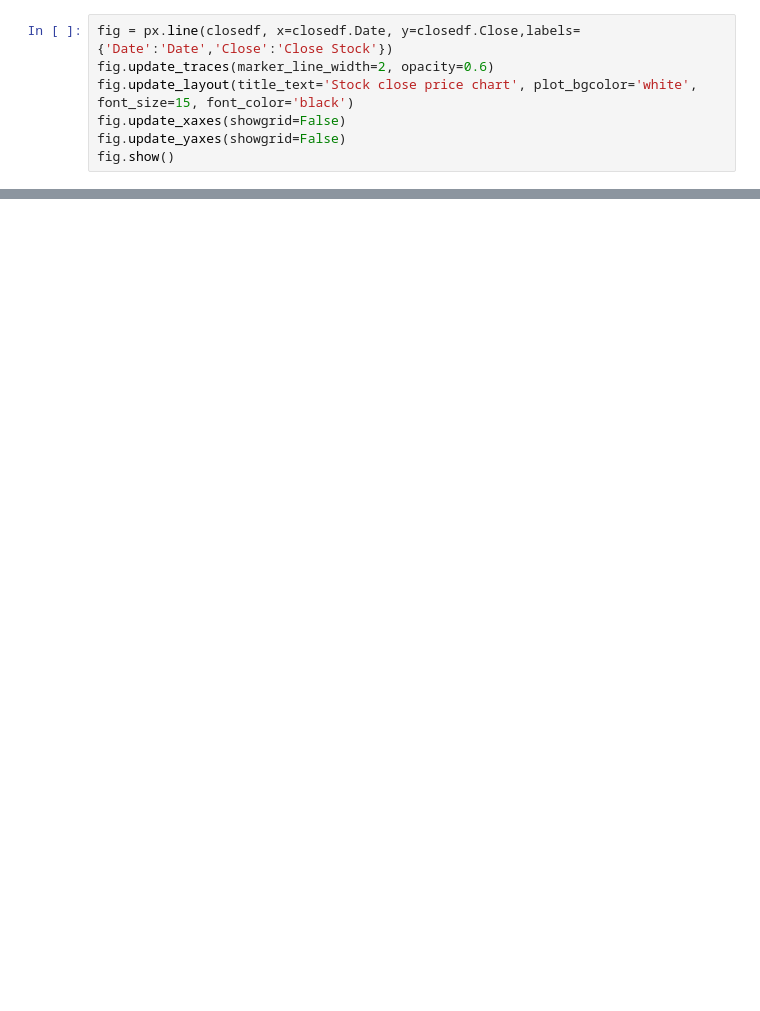
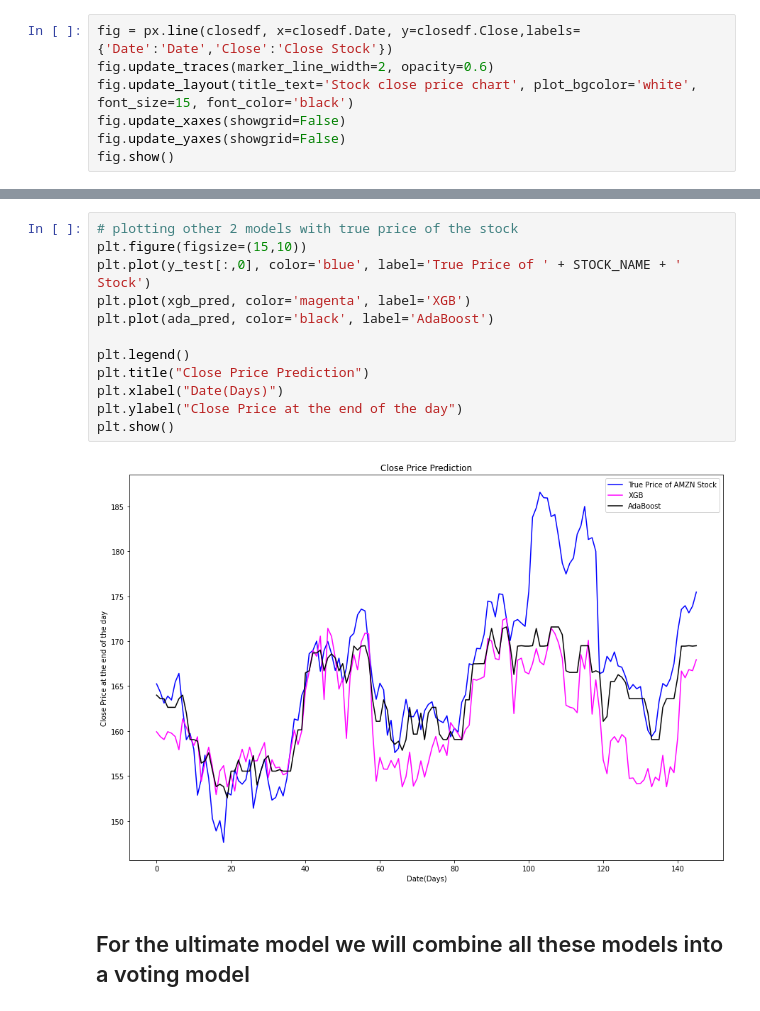
Before and after one commit to project-group-888/data-mining, a Jupyter notebook: data_mining_p.ipynb, the cells around one changed output, grey strips where cells are left out. Drawn from its saved outputs; the diff is of its cells as text; blank space fills up the shorter version.

```diff
--- a/data_mining_p.ipynb
+++ b/data_mining_p.ipynb
@@ -616,0 +377,16 @@ Test data RMSE:  7.835669915984876
+# %%
+# plotting other 2 models with true price of the stock
+plt.figure(figsize=(15,10))
+plt.plot(y_test[:,0], color='blue', label='True Price of ' + STOCK_NAME + ' Stock')
+plt.plot(xgb_pred, color='magenta', label='XGB')
+plt.plot(ada_pred, color='black', label='AdaBoost')
+
+plt.legend()
+plt.title("Close Price Prediction")
+plt.xlabel("Date(Days)")
+plt.ylabel("Close Price at the end of the day")
+plt.show()
+# %% [output]
+[figure, added]
+# %% [markdown]
+## For the ultimate model we will combine all these models into a voting model
```
Also changed, not shown: parts of 54 cells of this notebook, 1 other file.
